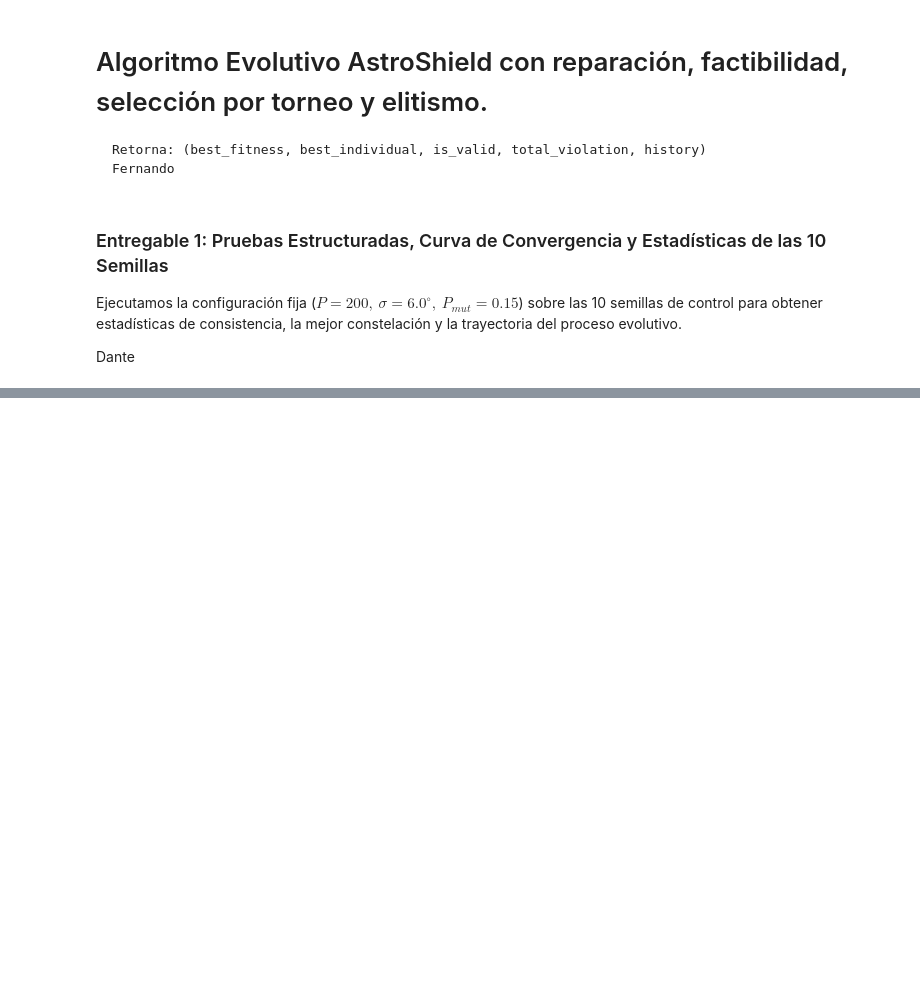
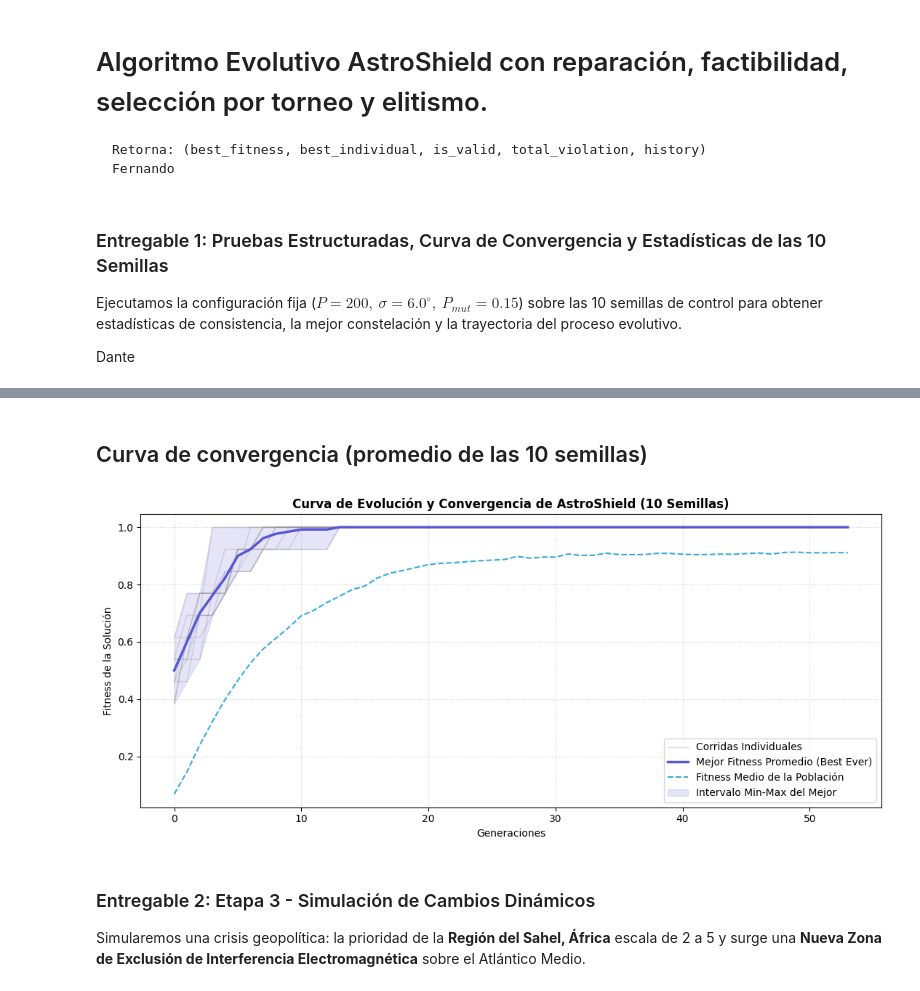
Before and after one commit to Jesus-0655/Satelites_Actividad_IA_LITIID74, a Jupyter notebook: AstroShield_LITIID74_Equipo_Dinamita.ipynb, the cells around one changed output, grey strips where cells are left out. Drawn from its saved outputs; the diff is of its cells as text; code cells hidden in the pictures; blank space fills up the shorter version.

Commit message:
Semillas y entregables 2 y 3

```diff
--- a/AstroShield_LITIID74_Equipo_Dinamita.ipynb
+++ b/AstroShield_LITIID74_Equipo_Dinamita.ipynb
@@ -348,0 +363,37 @@ KeyboardInterrupt:
+# %% [markdown]
+## Curva de convergencia (promedio de las 10 semillas)
+# %%
+max_length = max(len(h) for h in all_histories)
+generations_range = range(max_length)
+
+best_curves, mean_curves = [], []
+for hist in all_histories:
+    # Se extiende la última generación si hubo parada anticipada, para promediar correctamente
+    last_val = hist[-1]
+    best_curves.append([g["best"] for g in hist] + [last_val["best"]] * (max_length - len(hist)))
+    mean_curves.append([g["mean"] for g in hist] + [last_val["mean"]] * (max_length - len(hist)))
+
+avg_best_curve = np.mean(best_curves, axis=0)
+avg_mean_curve = np.mean(mean_curves, axis=0)
+
+plt.figure(figsize=(11, 5), dpi=100)
+for i, b_curve in enumerate(best_curves):
+    plt.plot(generations_range, b_curve, color="#8E8E93", alpha=0.3, linewidth=1,
+             label="Corridas Individuales" if i == 0 else "")
+plt.plot(generations_range, avg_best_curve, label="Mejor Fitness Promedio (Best Ever)", color="#5856D6", linewidth=2.5)
+plt.plot(generations_range, avg_mean_curve, label="Fitness Medio de la Población", color="#34AADC", linestyle="--", linewidth=1.5)
+plt.fill_between(generations_range, np.min(best_curves, axis=0), np.max(best_curves, axis=0),
+                 color="#5856D6", alpha=0.15, label="Intervalo Min-Max del Mejor")
+plt.title("Curva de Evolución y Convergencia de AstroShield (10 Semillas)", fontsize=12, fontweight="bold")
+plt.xlabel("Generaciones", fontsize=10)
+plt.ylabel("Fitness de la Solución", fontsize=10)
+plt.grid(True, linestyle=":", alpha=0.6)
+plt.legend(loc="lower right")
+plt.tight_layout()
+plt.show()
+# %% [output]
+[figure, added]
+# %% [markdown]
+### Entregable 2: Etapa 3 - Simulación de Cambios Dinámicos
+
+Simularemos una crisis geopolítica: la prioridad de la **Región del Sahel, África** escala de 2 a 5 y surge una **Nueva Zona de Exclusión de Interferencia Electromagnética** sobre el Atlántico Medio.
```
Also changed, not shown: parts of 4 cells of this notebook.
